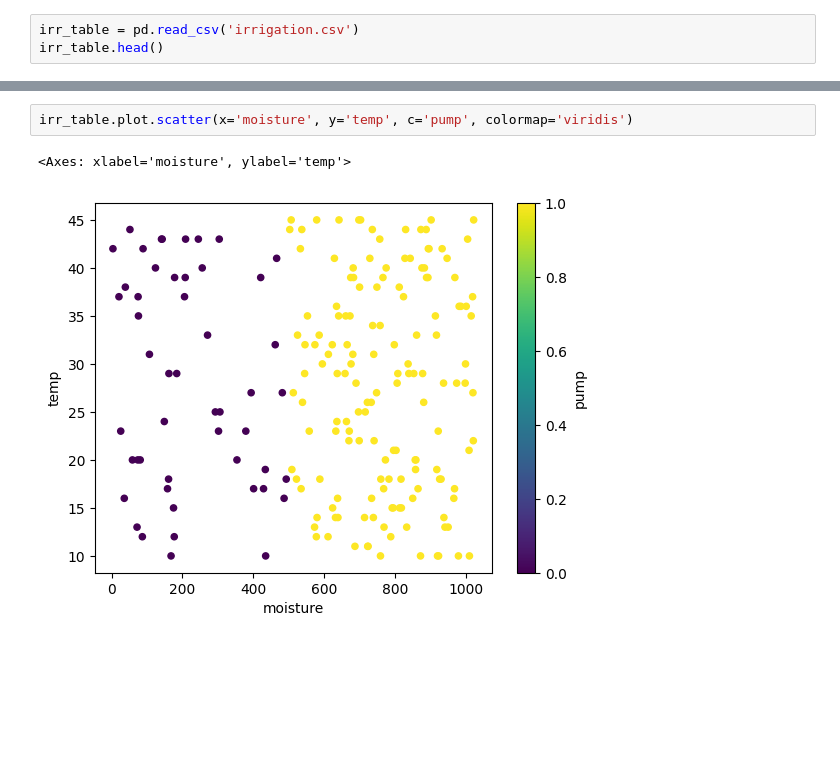
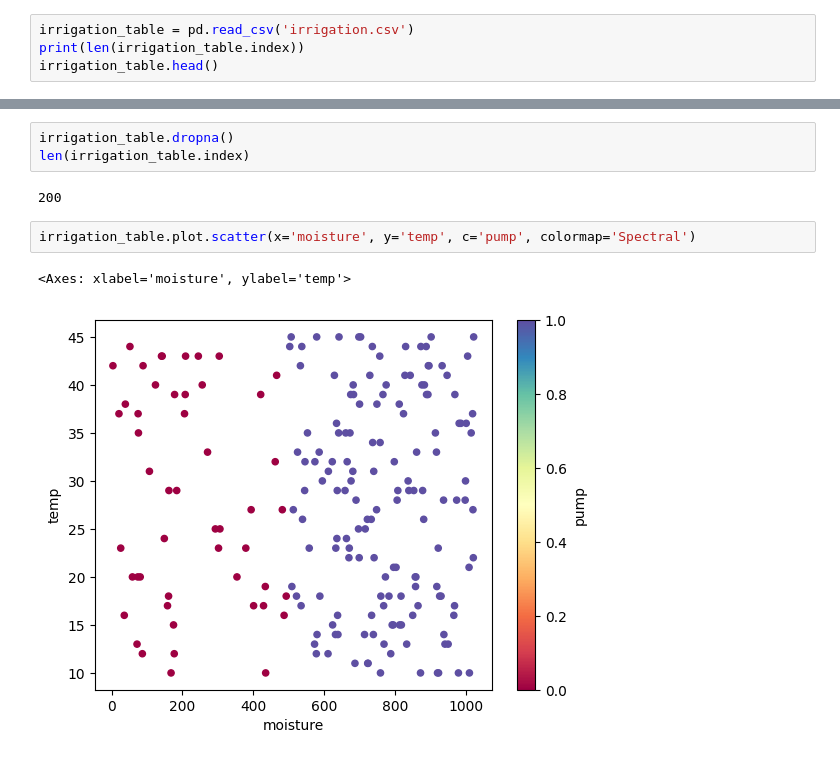
Before and after one commit to Jenloke/KNN-Activity, a Jupyter notebook: irrigation.ipynb, the cells around one changed output, grey strips where cells are left out. Drawn from its saved outputs; the diff is of its cells as text; blank space fills up the shorter version.

Commit message:
update irrigation

```diff
--- a/irrigation.ipynb
+++ b/irrigation.ipynb
@@ -4,4 +7,5 @@ import matplotlib as plt
 # %%
-irr_table = pd.read_csv('irrigation.csv')
-irr_table.head()
+irrigation_table = pd.read_csv('irrigation.csv')
+print(len(irrigation_table.index))
+irrigation_table.head()
 # %% [output]
@@ -30,5 +19,10 @@ irr_table.dropna()
+# %%
+irrigation_table.dropna()
+len(irrigation_table.index)
+# %% [output]
+200
 # %%
-irr_table.plot.scatter(x='moisture', y='temp', c='pump', colormap='viridis')
+irrigation_table.plot.scatter(x='moisture', y='temp', c='pump', colormap='Spectral')
 # %% [output]
 <Axes: xlabel='moisture', ylabel='temp'>
-[figure, old version]
+[figure, new version]
```
Also changed, not shown: parts of 5 cells of this notebook, 1 other file.
